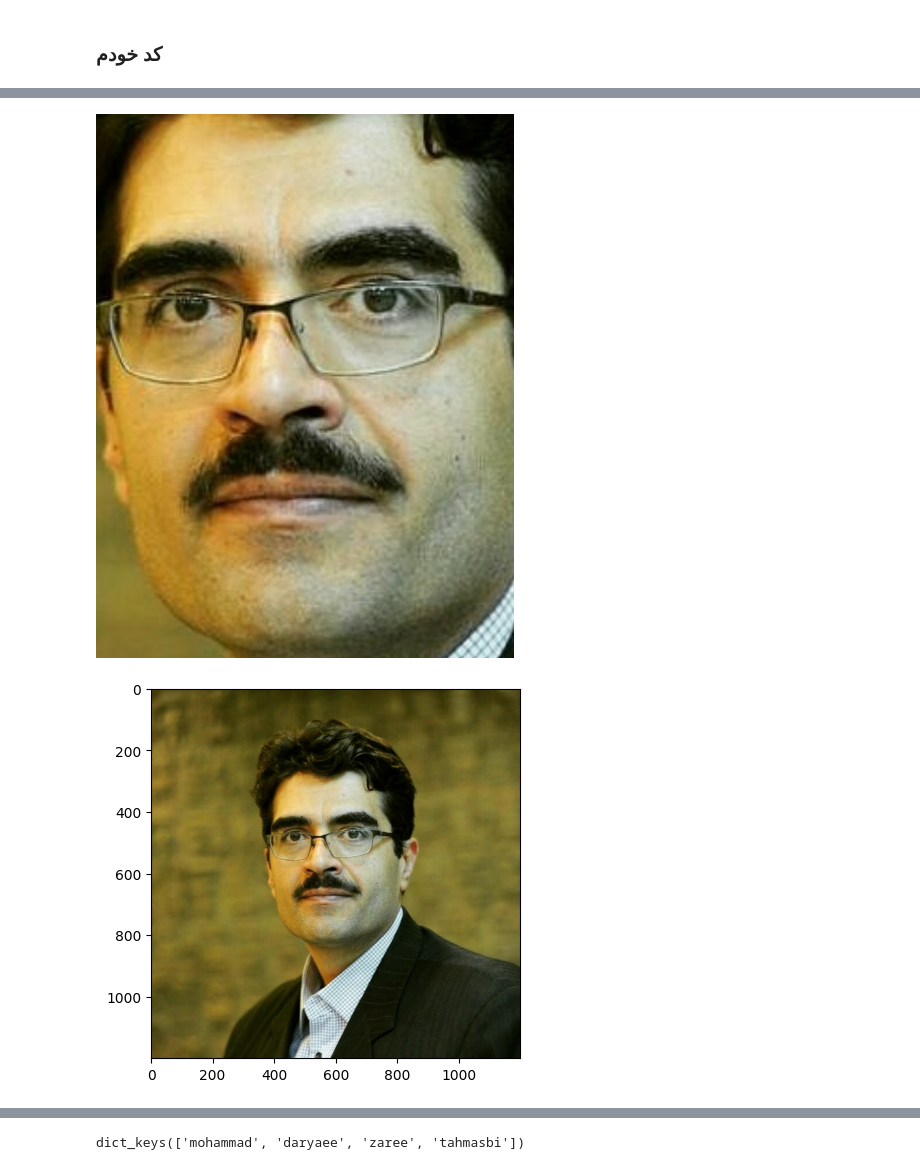
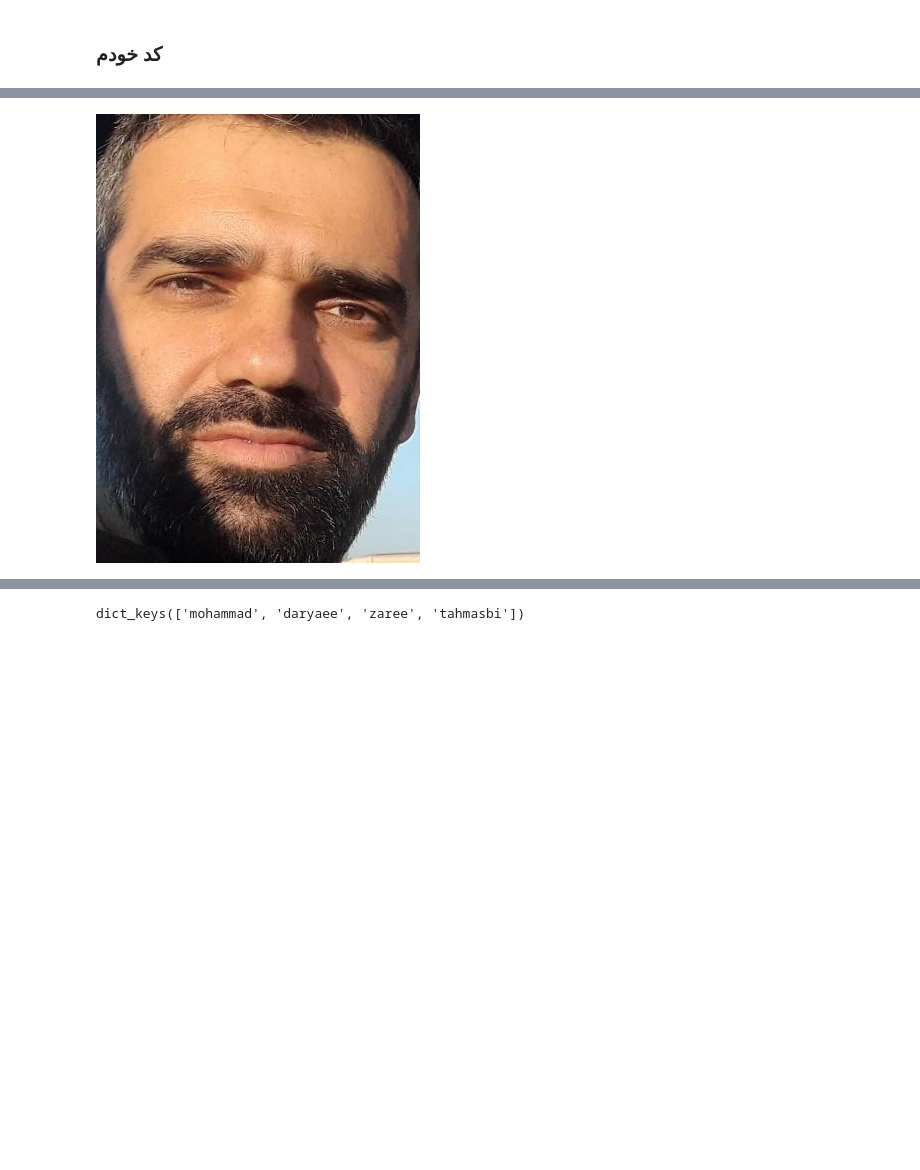
Before and after one commit to sedavasema/one-shot-learning, a Jupyter notebook: 6-FaceRecognition-verification&Identification.ipynb, the cells around one changed output, grey strips where cells are left out. Cells and saved outputs as stored; diff of their text form; code cells hidden in the pictures; blank space fills up the shorter version.

```diff
--- a/6-FaceRecognition-verification&Identification.ipynb
+++ b/6-FaceRecognition-verification&Identification.ipynb
@@ -102,7 +120,7 @@ def detect_face(img):
 ### کد خودم
 # %%
 from google.colab.patches import cv2_imshow
-img=cv2.imread("./images/moh.jpg")
+img=cv2.imread("./images/zaree_prob.jpg")
 img_rgb = cv2.cvtColor(img, cv2.COLOR_BGR2RGB) #mtcnn expects RGB but OpenCV read BGR
 detections = face_detector.detect_faces(img_rgb)
 detection = detections[0]
@@ -128,3 +145,2 @@ cv2_imshow(detected_face)
-[figure, old version]
+[figure, new version]
-[figure, removed]
 # %%
```
Also changed, not shown: parts of 15 cells of this notebook.
